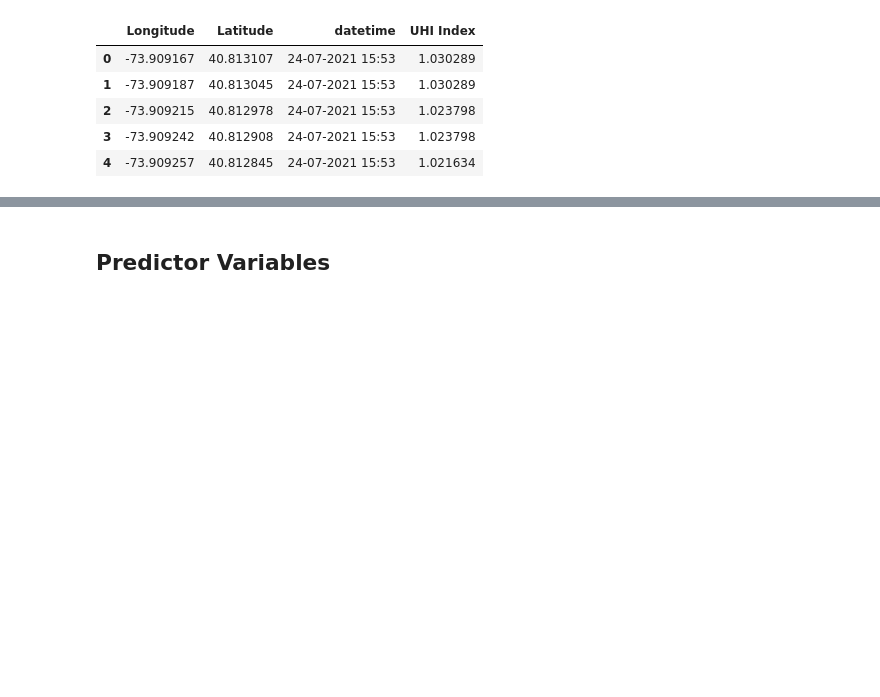
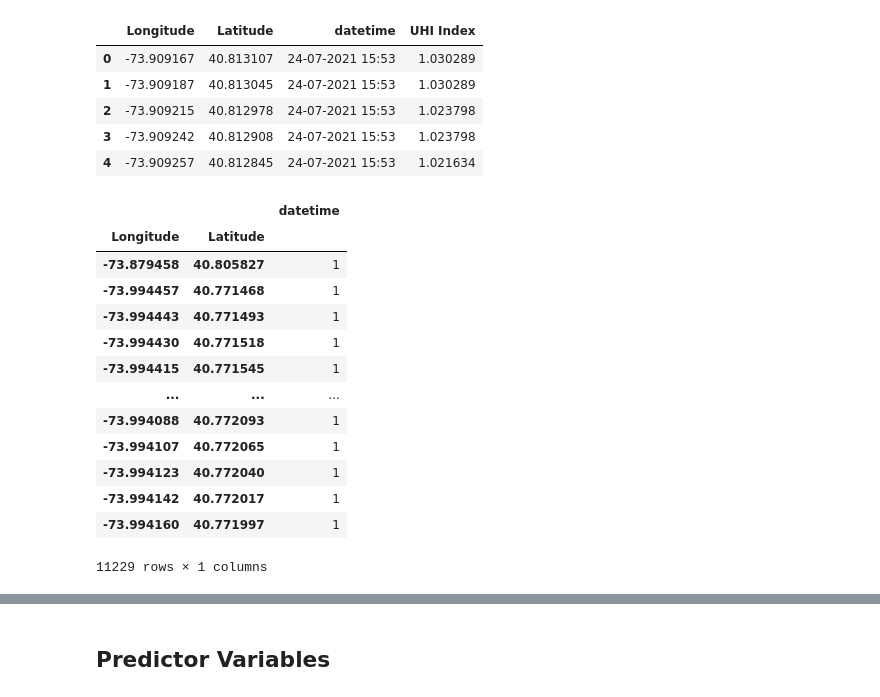
Before and after one commit to jeremy-jmc/ey2025-challenge, a Jupyter notebook: baseline/UHI Experiment Sample Benchmark Notebook V5.ipynb, the cells around one changed output, grey strips where cells are left out. Drawn from its saved outputs; the diff is of its cells as text; code cells hidden in the pictures; blank space fills up the shorter version.

```diff
--- a/baseline/UHI Experiment Sample Benchmark Notebook V5.ipynb
+++ b/baseline/UHI Experiment Sample Benchmark Notebook V5.ipynb
@@ -91,3 +92,22 @@ ground_df.head()
 | 2 | -73.909215 | 40.812978 | 24-07-2021 15:53 | 1.023798 |
 | 3 | -73.909242 | 40.812908 | 24-07-2021 15:53 | 1.023798 |
 | 4 | -73.909257 | 40.812845 | 24-07-2021 15:53 | 1.021634 |
+# %%
+# ground_df['datetime'].value_counts()
+ground_df.groupby(['Longitude', 'Latitude']).agg({'datetime': 'nunique'}).sort_values('datetime', ascending=False)
+# .reset_index(name='counts')
+# %% [output]
+|  |  | datetime |
+| Longitude | Latitude |  |
+| -73.879458 | 40.805827 | 1 |
+| -73.994457 | 40.771468 | 1 |
+| -73.994443 | 40.771493 | 1 |
+| -73.994430 | 40.771518 | 1 |
+| -73.994415 | 40.771545 | 1 |
+| ... | ... | ... |
+| -73.994088 | 40.772093 | 1 |
+| -73.994107 | 40.772065 | 1 |
+| -73.994123 | 40.772040 | 1 |
+| -73.994142 | 40.772017 | 1 |
+| -73.994160 | 40.771997 | 1 |
+11229 rows × 1 columns
```
Also changed, not shown: parts of 15 cells of this notebook, 1 other file.
